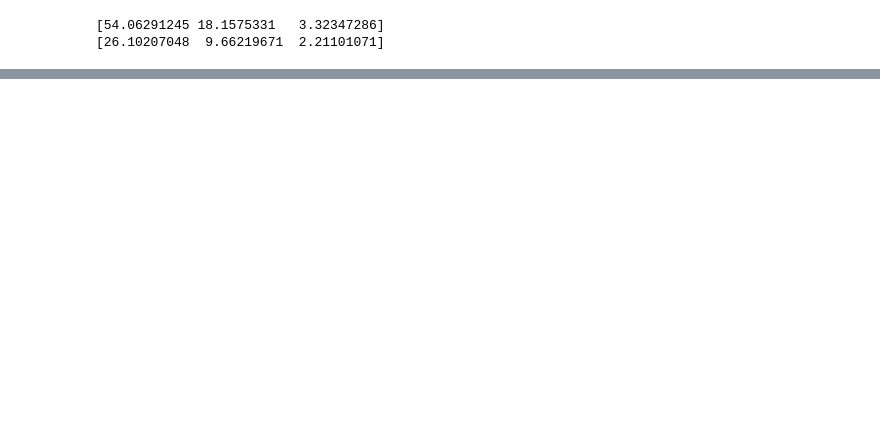
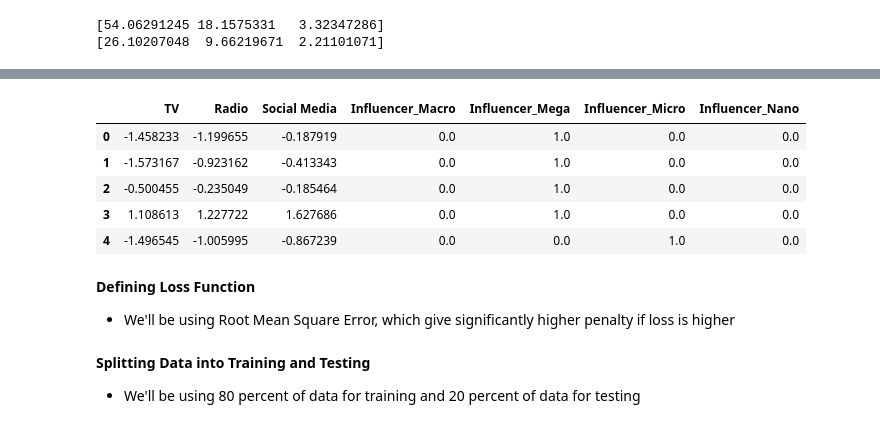
Before and after one commit to iWOLFSTEIN/Advertised-Sales-Estimator-MLR-ML, a Jupyter notebook: main.ipynb, the cells around one changed output, grey strips where cells are left out. Drawn from its saved outputs; the diff is of its cells as text; code cells hidden in the pictures; blank space fills up the shorter version.

```diff
--- a/main.ipynb
+++ b/main.ipynb
@@ -229,8 +255,7 @@ from sklearn.preprocessing import StandardScaler
 import numpy as np
 
 scaler = StandardScaler()
-numeric_inputs = inputs[['TV', 'Radio', 'Social Media']]
-scaler.fit(numeric_inputs)
+scaler.fit(inputs[['TV', 'Radio', 'Social Media']])
 print(scaler.mean_)
 print(np.sqrt(scaler.var_))
 # %% [output]
@@ -238,0 +277,14 @@ print(np.sqrt(scaler.var_))
+# %%
+inputs[['TV', 'Radio', 'Social Media']] = scaled
+inputs.head()
+# %% [output]
+|  | TV | Radio | Social Media | Influencer_Macro | Influencer_Mega | Influencer_Micro | Influencer_Nano |
+| 0 | -1.458233 | -1.199655 | -0.187919 | 0.0 | 1.0 | 0.0 | 0.0 |
+| 1 | -1.573167 | -0.923162 | -0.413343 | 0.0 | 1.0 | 0.0 | 0.0 |
+| 2 | -0.500455 | -0.235049 | -0.185464 | 0.0 | 1.0 | 0.0 | 0.0 |
+| 3 | 1.108613 | 1.227722 | 1.627686 | 0.0 | 1.0 | 0.0 | 0.0 |
+| 4 | -1.496545 | -1.005995 | -0.867239 | 0.0 | 0.0 | 1.0 | 0.0 |
+# %% [markdown]
+**Defining Loss Function**
+
+- We'll be using Root Mean Square Error, which give significantly higher penalty if loss is higher
@@ -238,0 +294,4 @@ print(np.sqrt(scaler.var_))
+# %% [markdown]
+**Splitting Data into Training and Testing**
+
+- We'll be using 80 percent of data for training and 20 percent of data for testing
```
Also changed, not shown: parts of 19 cells of this notebook.
